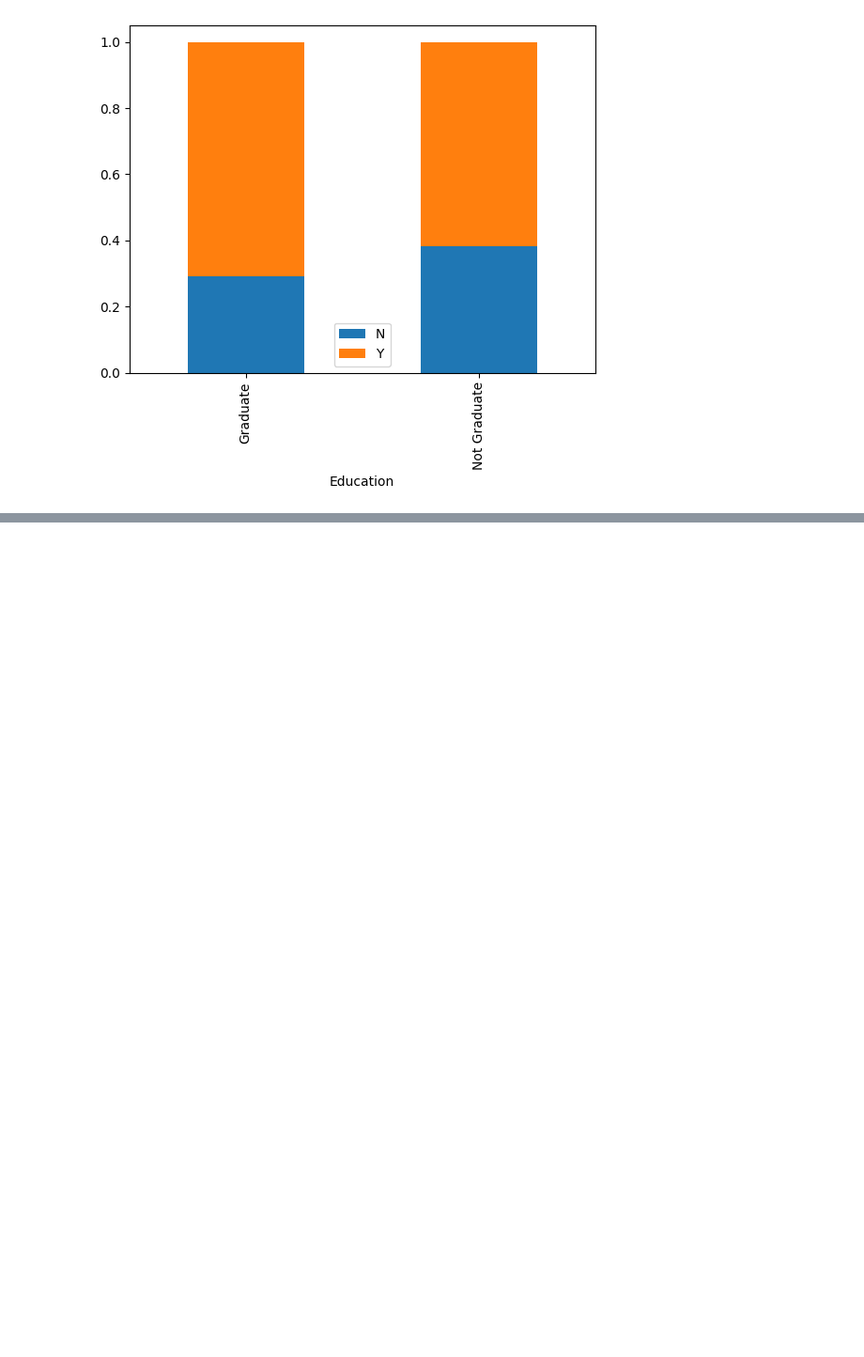
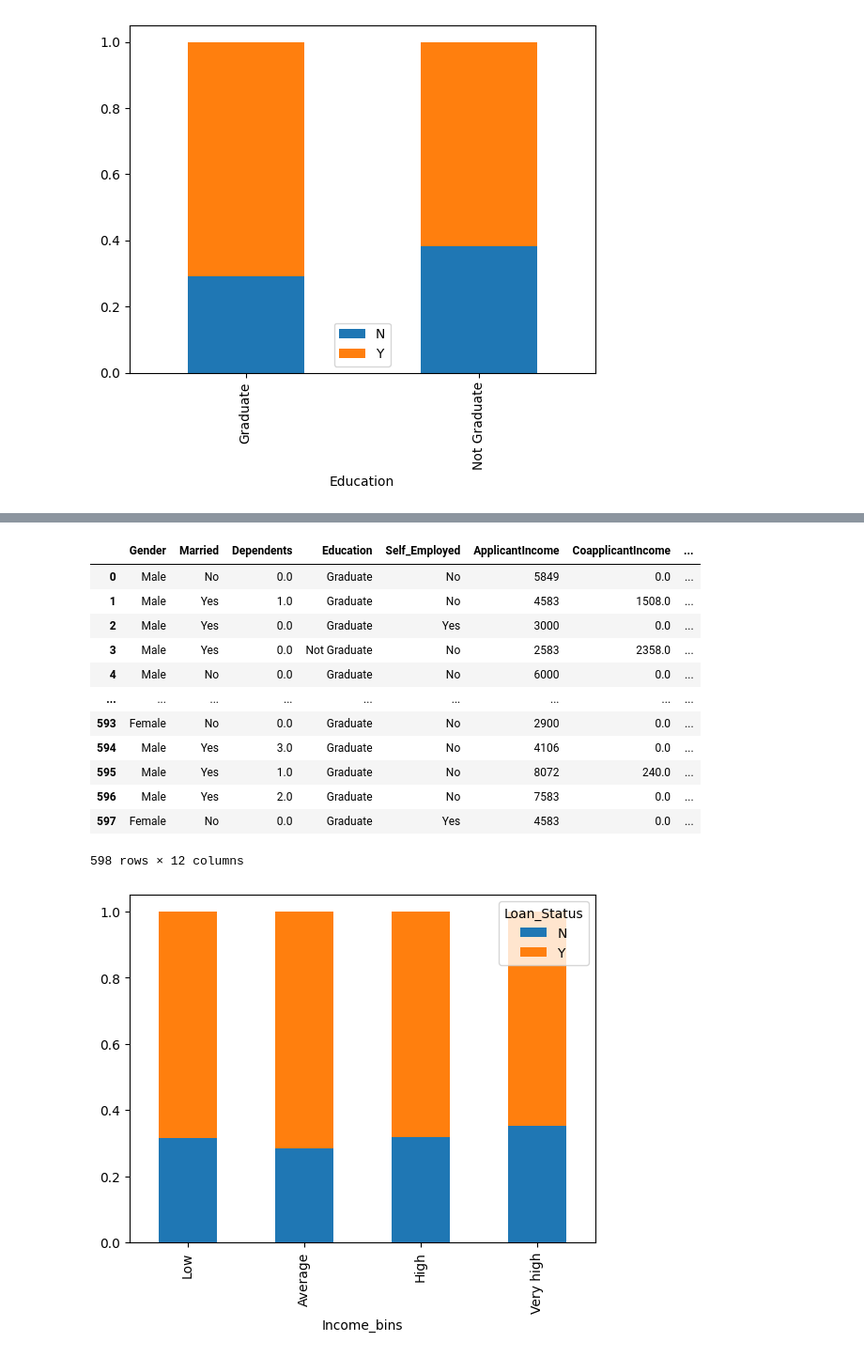
Before and after one commit to pravincoder/Tensorflow_models, a Jupyter notebook: Loan_Approval_Prediction_Model.ipynb, the cells around one changed output, grey strips where cells are left out. Shown: that part at 94% size. Drawn from its saved outputs; the diff is of its cells as text; code cells hidden in the pictures; blank space fills up the shorter version.

```diff
--- a/Loan_Approval_Prediction_Model.ipynb
+++ b/Loan_Approval_Prediction_Model.ipynb
@@ -210,0 +208,23 @@ plt.show()
+# %%
+bins = [0,2500,4000,6000,81000]
+group=['Low','Average','High','Very high']
+data['Income_bins']=pd.cut(data['ApplicantIncome'],bins,labels=group)
+income_bin = pd.crosstab(data['Income_bins'],data['Loan_Status'])
+income_bin.div(income_bin.sum(1).astype(float),axis=0).plot.bar(stacked=True)
+
+data.drop('Income_bins',1)
+# %% [output]
+|  | Gender | Married | Dependents | Education | Self_Employed | ApplicantIncome | CoapplicantIncome | ... |
+| 0 | Male | No | 0.0 | Graduate | No | 5849 | 0.0 | ... |
+| 1 | Male | Yes | 1.0 | Graduate | No | 4583 | 1508.0 | ... |
+| 2 | Male | Yes | 0.0 | Graduate | Yes | 3000 | 0.0 | ... |
+| 3 | Male | Yes | 0.0 | Not Graduate | No | 2583 | 2358.0 | ... |
+| 4 | Male | No | 0.0 | Graduate | No | 6000 | 0.0 | ... |
+| ... | ... | ... | ... | ... | ... | ... | ... | ... |
+| 593 | Female | No | 0.0 | Graduate | No | 2900 | 0.0 | ... |
+| 594 | Male | Yes | 3.0 | Graduate | No | 4106 | 0.0 | ... |
+| 595 | Male | Yes | 1.0 | Graduate | No | 8072 | 240.0 | ... |
+| 596 | Male | Yes | 2.0 | Graduate | No | 7583 | 0.0 | ... |
+| 597 | Female | No | 0.0 | Graduate | Yes | 4583 | 0.0 | ... |
+598 rows × 12 columns
+[figure, added]
```
Also changed, not shown: parts of 12 cells of this notebook.
